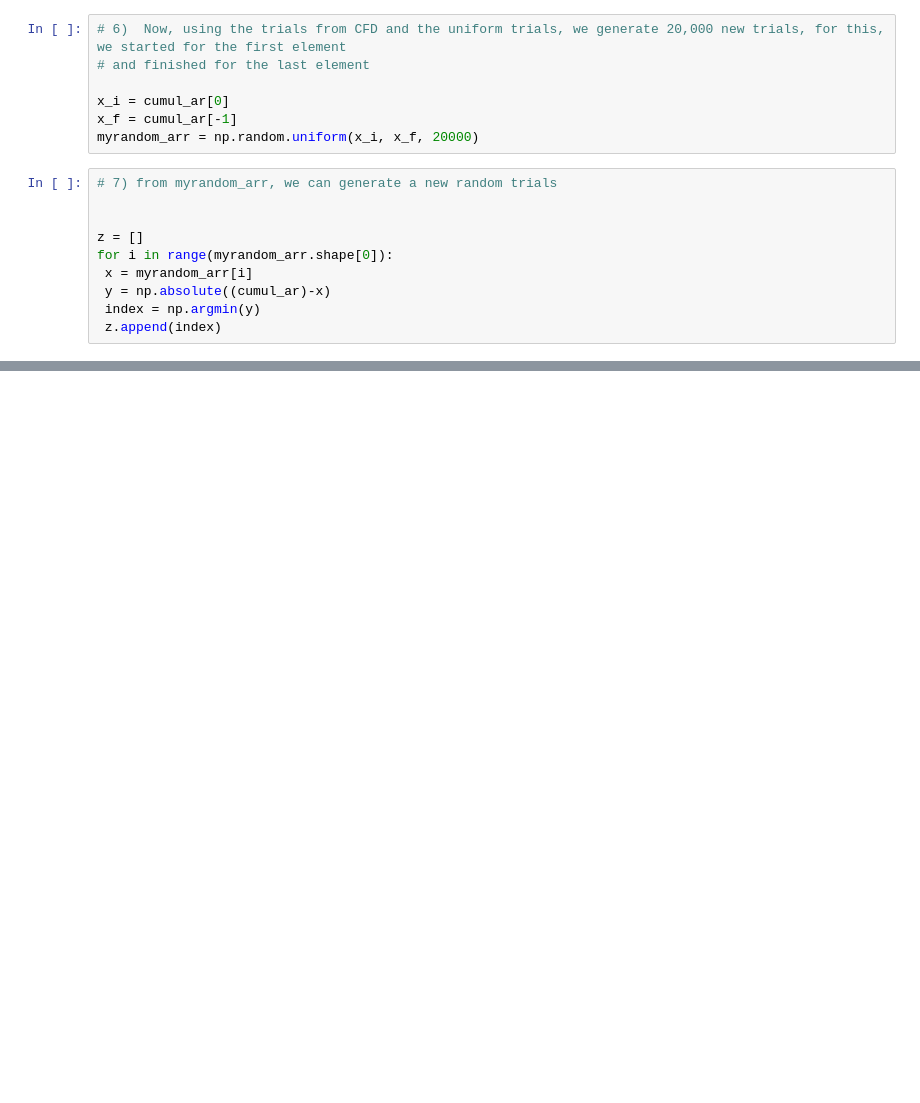
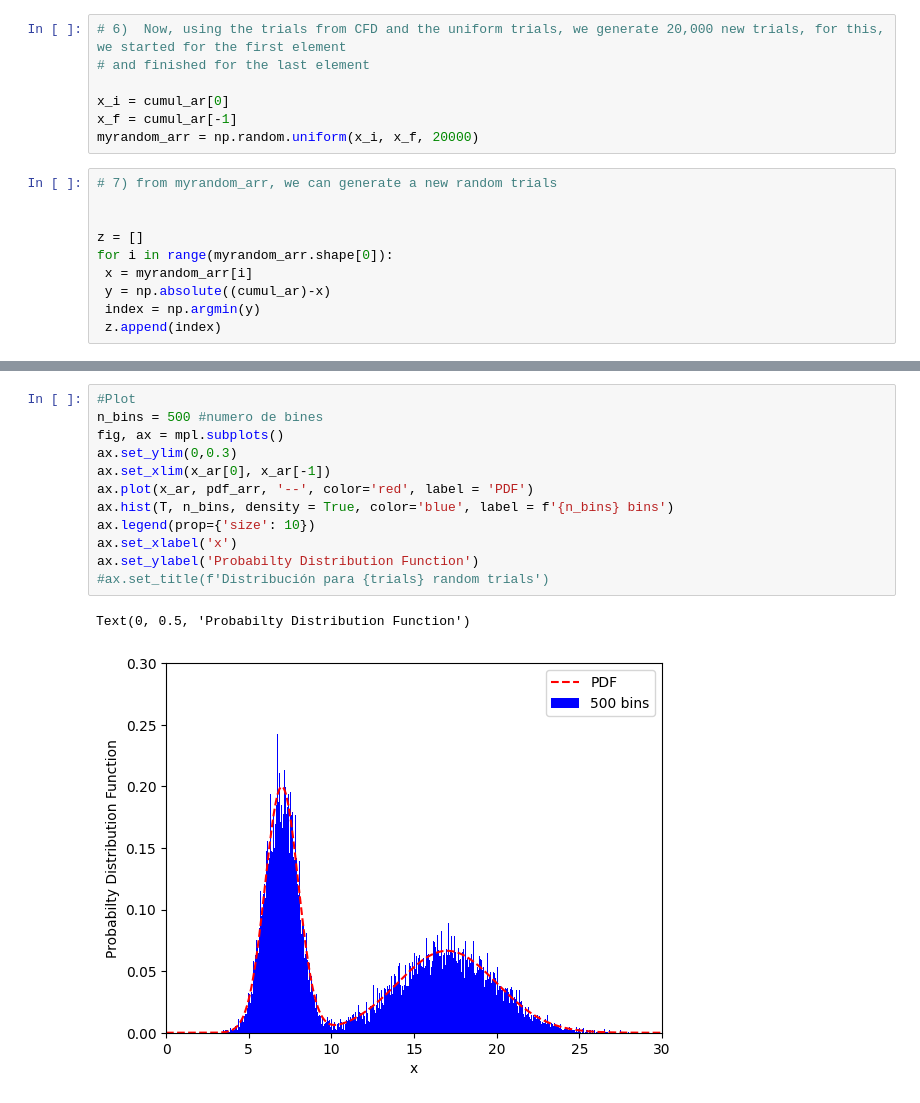
Before and after one commit to xlxnsxzpxtx/Metodos_cosmo, a Jupyter notebook: Practica_0/practica0.ipynb, the cells around one changed output, grey strips where cells are left out. Saved outputs shown, nothing was run; the diff lists cells and outputs as text; blank space fills up the shorter version.

```diff
--- a/Practica_0/practica0.ipynb
+++ b/Practica_0/practica0.ipynb
@@ -186,0 +187,15 @@ mpl.show()
+# %%
+#Plot
+n_bins = 500 #numero de bines
+fig, ax = mpl.subplots()
+ax.set_ylim(0,0.3)
+ax.set_xlim(x_ar[0], x_ar[-1])
+ax.plot(x_ar, pdf_arr, '--', color='red', label = 'PDF')
+ax.hist(T, n_bins, density = True, color='blue', label = f'{n_bins} bins')
+ax.legend(prop={'size': 10})
+ax.set_xlabel('x')
+ax.set_ylabel('Probabilty Distribution Function')
+#ax.set_title(f'Distribución para {trials} random trials')
+# %% [output]
+Text(0, 0.5, 'Probabilty Distribution Function')
+[figure, added]
```
Also changed, not shown: parts of 3 cells of this notebook.
